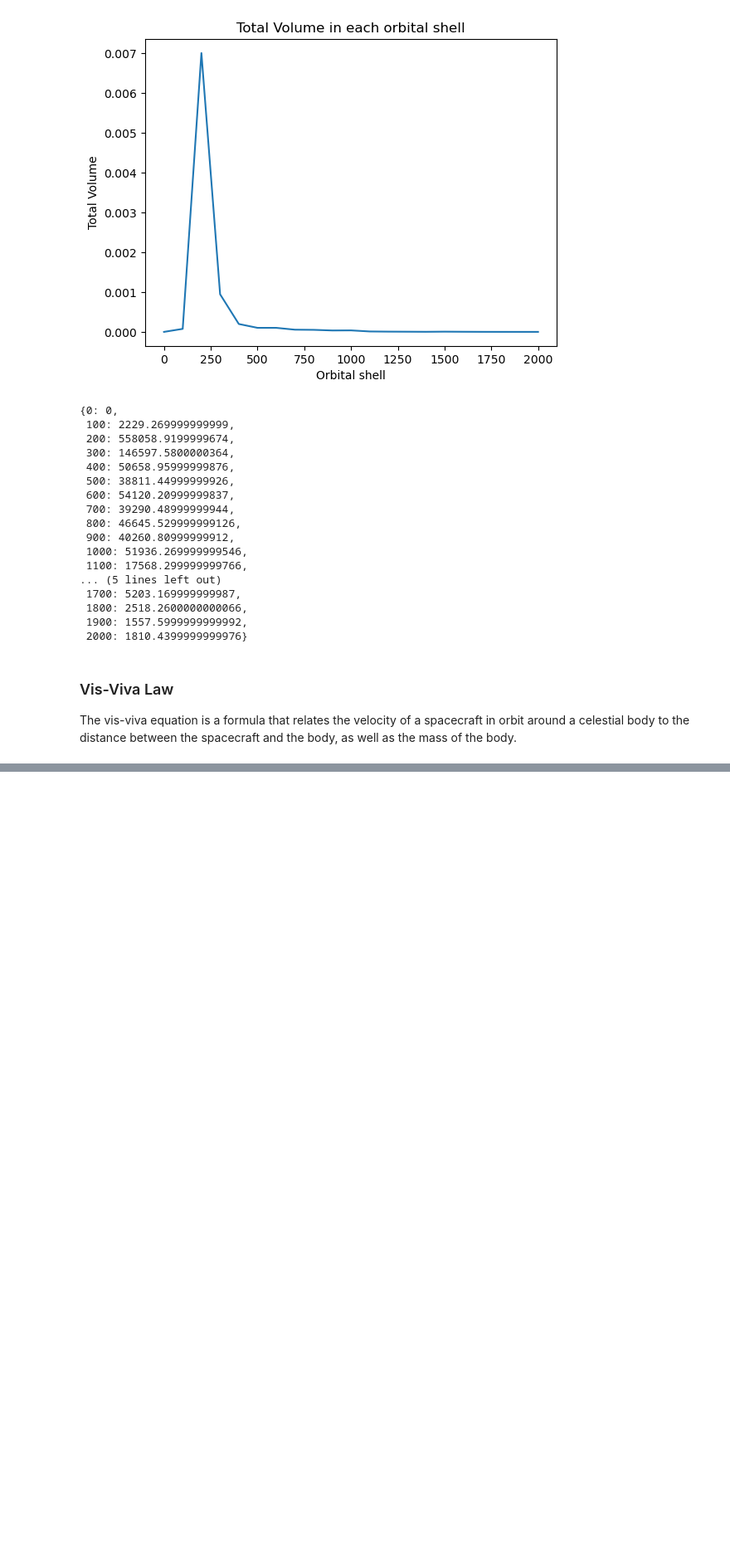
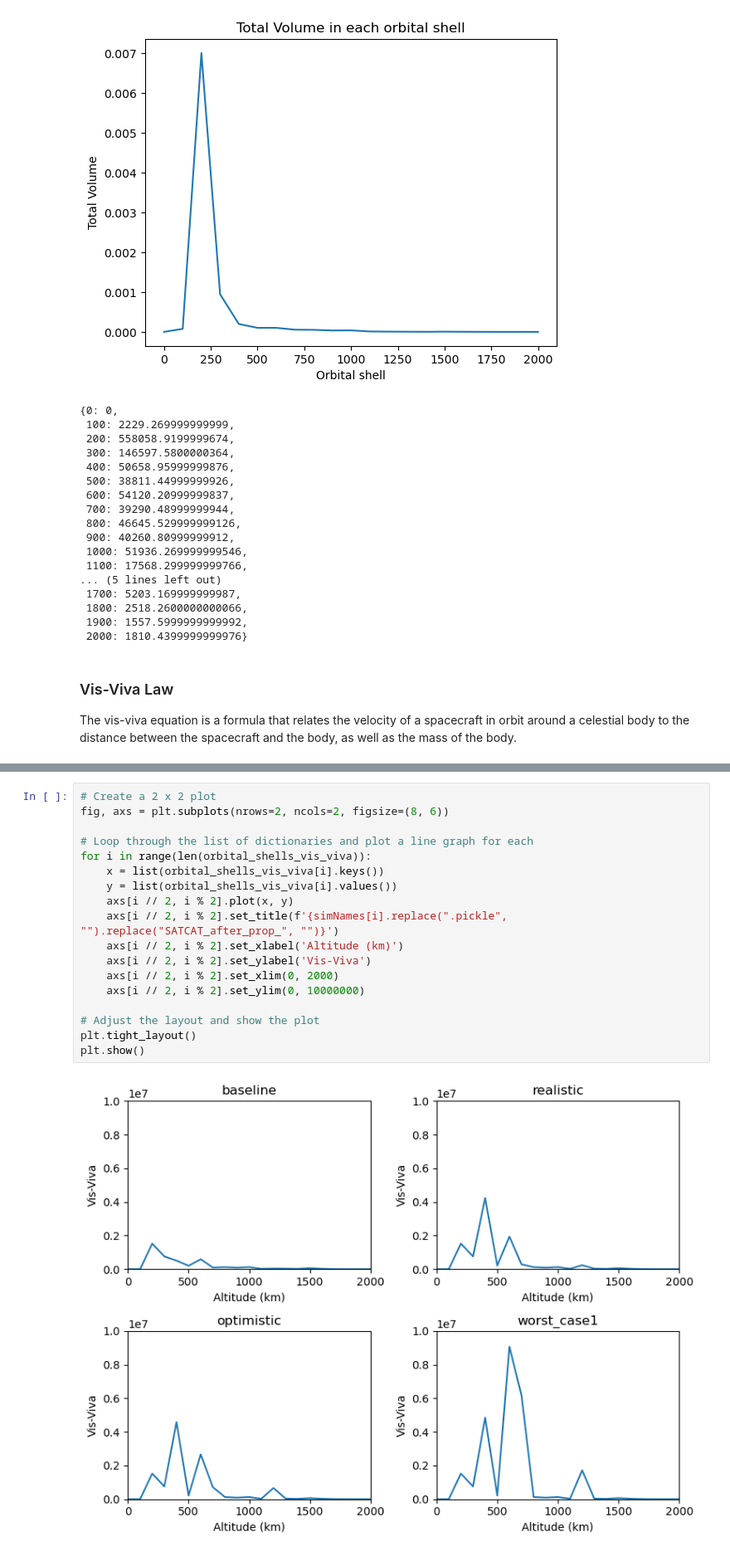
Before and after one commit to ucl-sgnl/FSPSimulator, a Jupyter notebook: src/utils/Visualisation.ipynb, the cells around one changed output, grey strips where cells are left out. Shown at 83% size. Saved outputs shown, nothing was run; the diff lists cells and outputs as text; blank space fills up the shorter version.

```diff
--- a/src/utils/Visualisation.ipynb
+++ b/src/utils/Visualisation.ipynb
@@ -276,0 +361,20 @@ for obj in SATCAT_after_prop:
+# %%
+# Create a 2 x 2 plot
+fig, axs = plt.subplots(nrows=2, ncols=2, figsize=(8, 6))
+
+# Loop through the list of dictionaries and plot a line graph for each
+for i in range(len(orbital_shells_vis_viva)):
+    x = list(orbital_shells_vis_viva[i].keys())
+    y = list(orbital_shells_vis_viva[i].values())
+    axs[i // 2, i % 2].plot(x, y)
+    axs[i // 2, i % 2].set_title(f'{simNames[i].replace(".pickle", "").replace("SATCAT_after_prop_", "")}')
+    axs[i // 2, i % 2].set_xlabel('Altitude (km)')
+    axs[i // 2, i % 2].set_ylabel('Vis-Viva')
+    axs[i // 2, i % 2].set_xlim(0, 2000)
+    axs[i // 2, i % 2].set_ylim(0, 10000000)
+
+# Adjust the layout and show the plot
+plt.tight_layout()
+plt.show()
+# %% [output]
+[figure, added]
```
Also changed, not shown: parts of 15 cells of this notebook, 4 other files.
